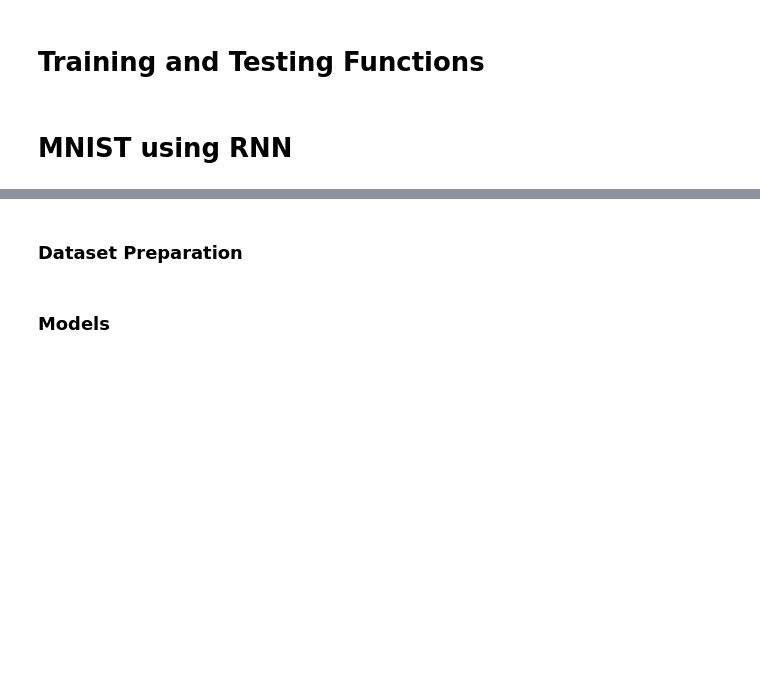
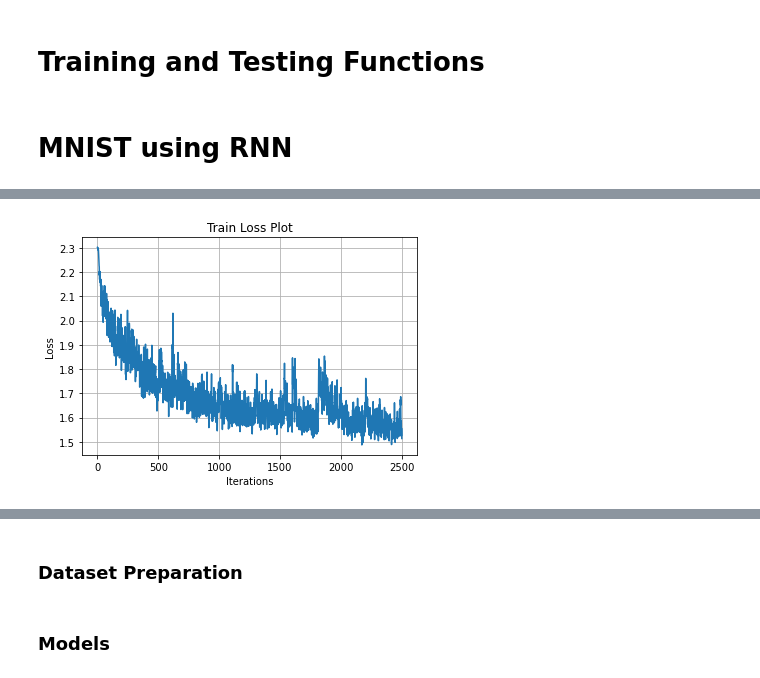
Before and after one commit to anirudhr97/EE6132_Advanced_Signal_Processing, a Jupyter notebook: Lab4/EE6132_Lab4_RNN.ipynb, the cells around one changed output, grey strips where cells are left out. Drawn from its saved outputs; the diff is of its cells as text; code cells hidden in the pictures; blank space fills up the shorter version.

```diff
--- a/Lab4/EE6132_Lab4_RNN.ipynb
+++ b/Lab4/EE6132_Lab4_RNN.ipynb
@@ -279,12 +246,12 @@ def train_loop(loaders, model, loss_fn, optimizer, interval=75):
     '''
     Function to train the model and log required information
     Arguments:
-    loaders                 dict containing DataLoader objects for the data
+    loaders                 Dict containing DataLoader objects for the data
     model                   The neural network we want to train
     loss_fn                 The loss function we are trying to minimize
     optimizer               Optimizer that we will use
     interval                Interval between logging of loss & calculating test metrics [default: 75]
-    Returns:    Dict containing lists of training losses and test losses.
+    Returns:    Dict containing lists of training losses and test losses & accuracies.
     '''
     dataloader = loaders['train']
     size = len(dataloader.dataset)
@@ -322,10 +289,10 @@ def test_loop(loaders, model, loss_fn, option='val'):
     '''
     Function to calculate loss and accuracy of the model on the test set.
     Arguments:
-    loaders                 dict containing DataLoader objects for the data
+    loaders                 Dict containing DataLoader objects for the data
     model                   The neural network we want to test
     loss_fn                 The loss function we are trying to minimize in training
-    option                  String to indicate which dataset to use for testing ['val', 'test']
+    option                  String to indicate which dataset to use for testing ['val', 'test'] (default: 'val')
     Returns:    Dict containing loss and accuracy of the model on the test dataset
     '''
     dataloader = loaders[option]
@@ -482,9 +449,11 @@ class VanillaRNN(nn.Module):
 			'states':states
 		}
 # %%
-# Grid Search of Parameters
+## Grid Search of Parameters
 layers_list = [1,2]
-neurons_list = [32,64]
+neurons_list = [64,128,256]
+
+# Dictionary to hold the metrics that we calculate
 metricsD = {}
 for layer in layers_list:
     metricsD[layer] = {}
@@ -498,14 +467,11 @@ for layer in layers_list:
     for neuron in neurons_list:
         model = VanillaRNN(n_neurons=neuron, num_layers=layer)
         modelsD[layer][neuron] = model
-
-# RNN1 = VanillaRNN(n_neurons=128, num_layers=1)
-# print(RNN1)
 # %%
 # Cross Entropy Loss
 loss_fn = nn.CrossEntropyLoss()
 # Number of Epochs
-num_epochs = 1
+num_epochs = 5
 # %%
 for layer in modelsD:
     for neuron in modelsD[layer]:
@@ -555,34 +539,37 @@ for layer in modelsD:
 # %%
 # Plotting the relevant graphs and plots
-saving = False
+saving = True
 dataloader = loaders['test']
-for layer in modelsD:
-    for neuron in modelsD[layer]:
-        model = modelsD[layer][neuron]
-        prefix = direc_pics + 'mnist_RNN_l{}_n{}'.format(layer, neuron)
-        plotGraphs(
-            losses = metricsD[layer][neuron]['l'],
-            losses_test = metricsD[layer][neuron]['lt'],
-            acc_test = metricsD[layer][neuron]['at'],
-            interval = interval,
-            prefix = prefix,
-            saving = saving
-        )
+layer = 2
+neuron = 128
 
-        # Plotting few pictures with true and predicted labels
-        with torch.no_grad():
-            for X, y in dataloader:
-                temp = model(X)
+model = modelsD[layer][neuron]
+prefix = direc_pics + 'mnist_RNN_l{}_n{}'.format(layer, neuron)
+plotGraphs(
+    losses = metricsD[layer][neuron]['l'],
+    losses_test = metricsD[layer][neuron]['lt'],
+    acc_test = metricsD[layer][neuron]['at'],
+    interval = interval,
+    prefix = prefix,
+    saving = saving
+)
 
-            figure = plt.figure(figsize=(10, 10))
-            cols, rows = 5, 5
-            for i in range(1, cols * rows + 1):
-                sample_idx = torch.randint(5000, size=(1,)).item()
-                img, label = X[sample_idx], y[sample_idx]
-                figure.add_subplot(rows, cols, i)
-                plt.title('Truth: {} | Pred: {}'.format(label, temp['preds'][sample_idx]), fontsize=9)
-                plt.axis("off")
-                plt.imshow(img.squeeze(), cmap="gray")
-            if saving:
-                plt.savefig(prefix + '_samples.png',bbox_inches='tight')
-            plt.show()
+# Plotting few pictures with true and predicted labels
+with torch.no_grad():
+    for X, y in dataloader:
+        temp = model(X)
+
+    figure = plt.figure(figsize=(10, 10))
+    cols, rows = 5, 5
+    for i in range(1, cols * rows + 1):
+        sample_idx = torch.randint(5000, size=(1,)).item()
+        img, label = X[sample_idx], y[sample_idx]
+        figure.add_subplot(rows, cols, i)
+        plt.title('Truth: {} | Pred: {}'.format(label, temp['preds'][sample_idx]), fontsize=9)
+        plt.axis("off")
+        plt.imshow(img.squeeze(), cmap="gray")
+    if saving:
+        plt.savefig(prefix + '_samples.png',bbox_inches='tight')
+    plt.show()
+# %% [output]
+[figure, added]
```
Also changed, not shown: parts of 38 cells of this notebook, 48 other files.
